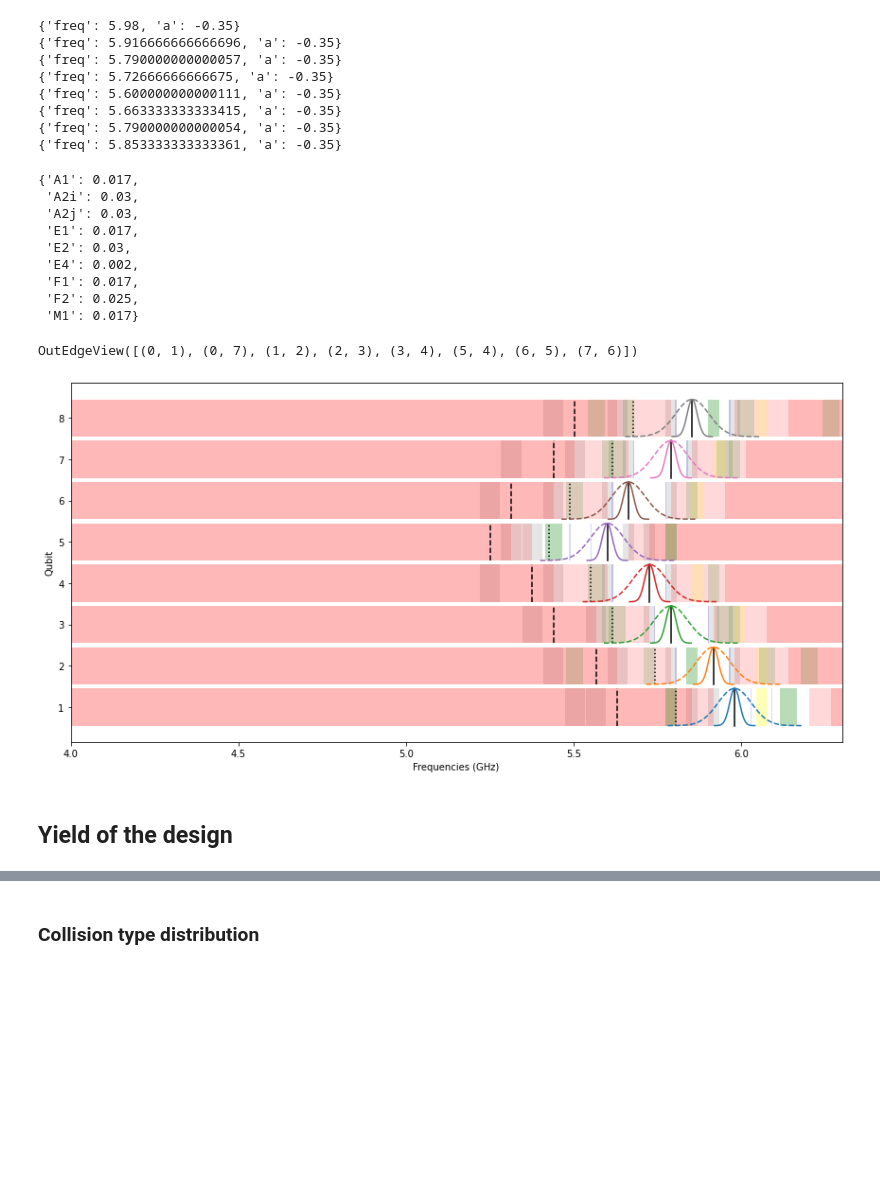
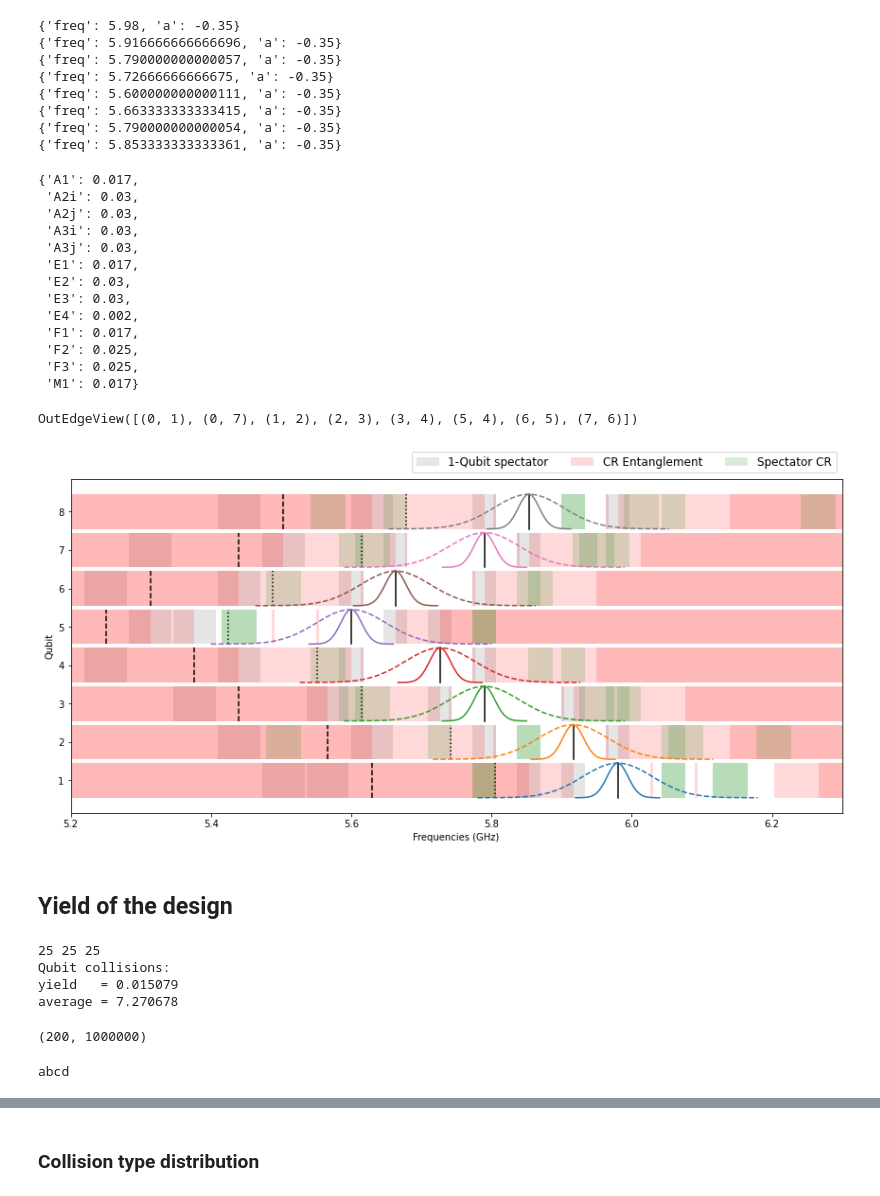
Before and after one commit to AlMrvn/frequency-allocation, a Jupyter notebook: Notebook/ring_CR_plot_qutrit.ipynb, the cells around one changed output, grey strips where cells are left out. Drawn from its saved outputs; the diff is of its cells as text; code cells hidden in the pictures; blank space fills up the shorter version.

```diff
--- a/Notebook/ring_CR_plot_qutrit.ipynb
+++ b/Notebook/ring_CR_plot_qutrit.ipynb
@@ -51,7 +51,7 @@ N = 8  # number of transmons
 edges = [(0, 1), (1, 2), (2, 3), (3, 4), (5, 4), (6, 5), (7, 6), (0, 7)]  # edges
 architecture = "CR"  # choosing the architecture: CZ or CR
 cz = True if architecture=='CZ' else False
-qutrit = False # qutrit or qubits
+qutrit = True # qutrit or qubits
 
 # for later:
 # thresholds
@@ -228,11 +220,15 @@ d_dict
 {'A1': 0.017,
  'A2i': 0.03,
  'A2j': 0.03,
+ 'A3i': 0.03,
+ 'A3j': 0.03,
  'E1': 0.017,
  'E2': 0.03,
+ 'E3': 0.03,
  'E4': 0.002,
  'F1': 0.017,
  'F2': 0.025,
+ 'F3': 0.025,
  'M1': 0.017}
 # %%
 # plotting
@@ -312,15 +308,16 @@ for e in G.edges:
             fill=True,
             lw=5))
 
+
     ## 2 photon transition: fj-fi-ai/2 >= delta
     ax.add_patch(Rectangle((fi+ai/2-d_dict['E4'], j+0.55), 2*d_dict['E4'], 0.9,
-        facecolor = 'Blue',
+        facecolor = 'Red',
         alpha= 0.15,
         fill=True,
         lw=5))
 
     ax.add_patch(Rectangle((fj-ai/2-d_dict['E4'], i+0.55), 2*d_dict['E4'], 0.9,
-        facecolor = 'Blue',
+        facecolor = 'Red',
         alpha= 0.15,
         fill=True,
         lw=5))
@@ -361,44 +358,50 @@ for i, j, k in G.cr_neighbhors:
 
     ## M1:
     ax.add_patch(Rectangle((fk-2*fi-ai-d_dict['M1'], j+0.55), 2*d_dict['M1'], 0.9,
-        facecolor = 'Yellow',
+        facecolor = 'Green',
         alpha= 0.15,
         fill=True,
         lw=5))
     ax.add_patch(Rectangle((fj-2*fi-ai-d_dict['M1'], k+0.55), 2*d_dict['M1'], 0.9,
-        facecolor = 'Yellow',
+        facecolor = 'Green',
         alpha= 0.15,
         fill=True,
         lw=5))
     ax.add_patch(Rectangle(( (fj+fk-ai)/2-d_dict['M1'], i+0.55), 2*d_dict['M1'], 0.9,
-        facecolor = 'Yellow',
+        facecolor = 'Green',
         alpha= 0.15,
         fill=True,
         lw=5))
 
 for sigma, ls in zip([0.015, 0.05], ['-', '--']):
 
     for n in G.nodes:
 
         mu = G.nodes[n]['freq']
         x = np.linspace(mu - 4*sigma, mu + 4*sigma, 100)
         y = stats.norm.pdf(x, mu, sigma)
         y /= np.max(y)
         ax.plot(x, n +0.55+ 0.9*y, color=f'C{n}', linestyle=ls)
 
 
 
+# Legend
+ax.add_patch(Rectangle((0, 0), 0, 0, facecolor = 'Gray', alpha= 0.2, fill=True, lw=5, label = "1-Qubit spectator"))
+ax.add_patch(Rectangle((0, 0),0, 0, facecolor = 'Red', alpha= 0.15, fill=True, lw=5, label='CR Entanglement'))
+ax.add_patch(Rectangle((0,0), 0, 0, facecolor = 'Green', alpha= 0.15, fill=True, lw=5, label='Spectator CR'))
+
+ax.legend(ncol=3, fontsize=12, bbox_to_anchor=(1., 1.1), loc=1,)
 ax.set_xlabel('Frequencies (GHz)')
 ax.set_ylabel('Qubit')
 
-ax.set_xlim(4, 6.3)
+ax.set_xlim(5.2, 6.3)
 
 fig.tight_layout()
 plt.savefig('visualization_8q_ring.pdf')
 
 # np.sum(result[1])/np.float(result[1].shape[0])
 #an even nicer visualization would be to map this into a ring.
 # %% [output]
-[figure, old version]
+[figure, new version]
 # %% [markdown]
 ## Yield of the design
@@ -404,0 +411,35 @@ plt.savefig('visualization_8q_ring.pdf')
+# %%
+# parametrization
+Nsamples = 1e6
+sigma = 0.060
+
+# Calculating yield
+collisions, c, idx_list, constraints = G.get_collision(d_dict_qutrit,
+                                                       sigma=sigma,
+                                                       cstr=cstr_key,
+                                                       Nsamples=Nsamples,
+                                                      qutrit=True)
+
+idx_len = [len(idx) for idx in idx_list]
+cstr_list = []
+for ct, ilen in zip(constraints, idx_len):
+    cstr_list += [ct]*ilen
+
+print("Qubit collisions:")
+print(f"yield   = {np.sum(collisions==0)/len(collisions)}")
+print(f"average = {np.sum(collisions)/len(collisions)}")
+# %% [output]
+25 25 25
+Qubit collisions:
+yield   = 0.015079
+average = 7.270678
+# %%
+np.array(c).shape
+# %% [output]
+(200, 1000000)
+# %%
+a = 'abcd'
+a.replace('a', '1')
+print(a)
+# %% [output]
+abcd
```
Also changed, not shown: parts of 16 cells of this notebook, 7 other files.
